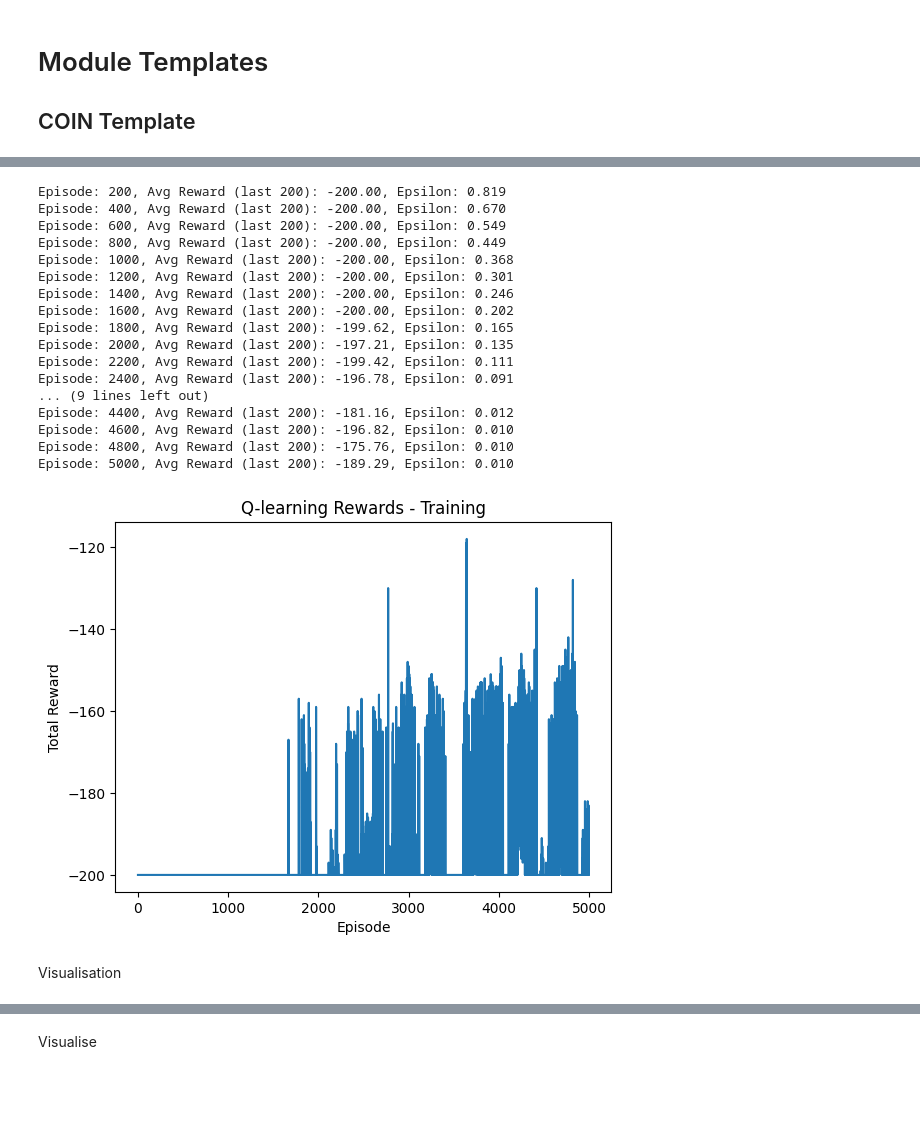
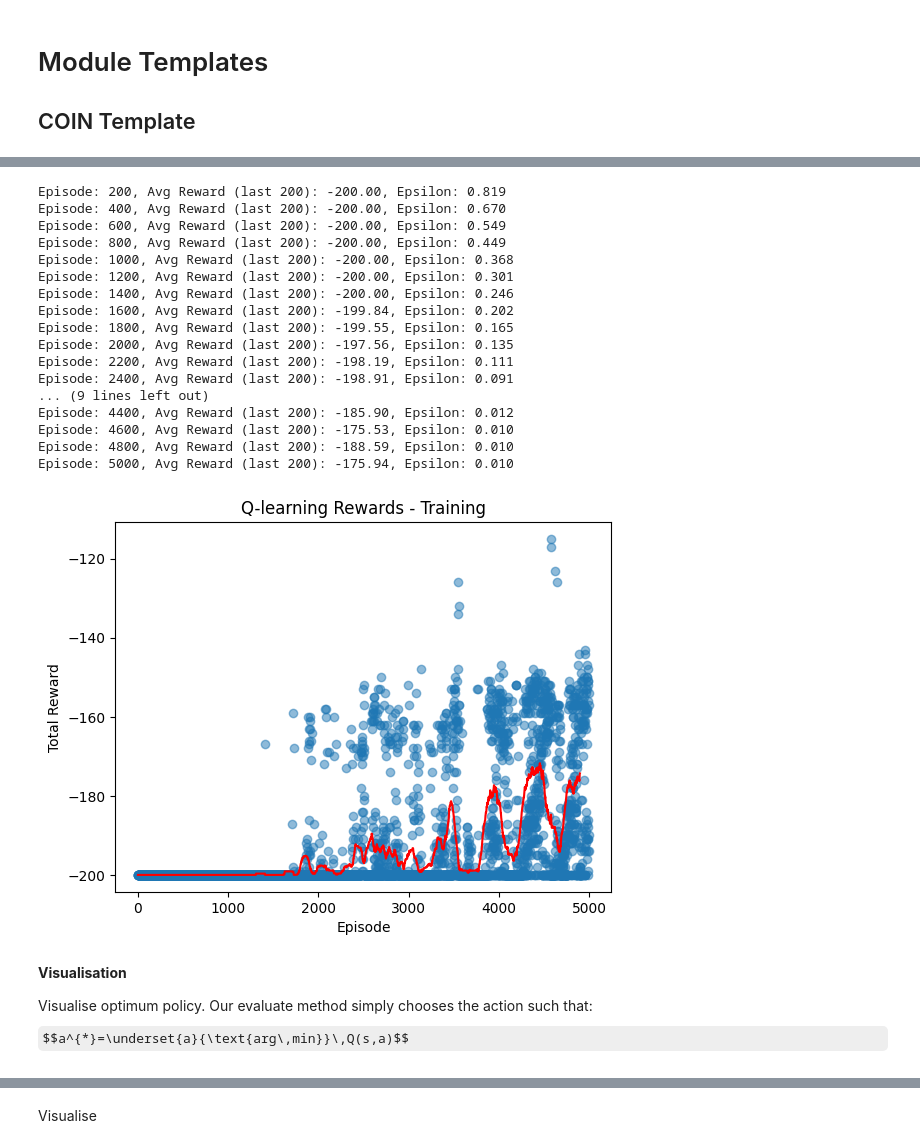
Before and after one commit to RichieRich2569/COINRL, a Jupyter notebook: basics.ipynb, the cells around one changed output, grey strips where cells are left out. Cells and saved outputs as stored; diff of their text form; code cells hidden in the pictures; some formulas as TeX source; blank space fills up the shorter version.

```diff
--- a/basics.ipynb
+++ b/basics.ipynb
@@ -174,57 +221,60 @@ from environments import CustomMountainCarEnv
 from rl import QLearningAgent
 import matplotlib.pyplot as plt
 
-# 1. Create the MountainCar environment - now we can change the environment parameters (our context)
+# 1. Create the MountainCar environment - the custom written environment allows us to change the parameters (our context)
 env = CustomMountainCarEnv(amplitude=1.0, force_sf=1.0, render_mode="none")
 
-# 2. Create the Q-learning agent
+# 2. Create the Q-learning agent (we use epsilon-greedy exploration here)
 agent = QLearningAgent(
     env=env,
     num_position_bins=30,
     num_velocity_bins=30,
     alpha=0.1,
     gamma=0.95,
     epsilon=1,
     epsilon_decay=0.999,
     min_epsilon=0.01
 )
 
 # 3. Train the agent
 q_table, training_rewards = agent.train(
     env=env,
     n_episodes=5000,
     max_steps_per_episode=200,
     verbose=True,
     print_freq=200
 )
 
-# 4. Plot the rewards
-plt.plot(training_rewards)
+# 4. Plot the rewards - scatter true values, line mean
+plt.scatter(range(len(training_rewards)), training_rewards, alpha=0.5)
+plt.plot(np.convolve(training_rewards, np.ones(100)/100, mode='valid'), color='red')
 plt.xlabel("Episode")
 plt.ylabel("Total Reward")
 plt.title("Q-learning Rewards - Training")
 plt.show()
 # %% [output]
 Episode: 200, Avg Reward (last 200): -200.00, Epsilon: 0.819
 Episode: 400, Avg Reward (last 200): -200.00, Epsilon: 0.670
 Episode: 600, Avg Reward (last 200): -200.00, Epsilon: 0.549
 Episode: 800, Avg Reward (last 200): -200.00, Epsilon: 0.449
 Episode: 1000, Avg Reward (last 200): -200.00, Epsilon: 0.368
 Episode: 1200, Avg Reward (last 200): -200.00, Epsilon: 0.301
 Episode: 1400, Avg Reward (last 200): -200.00, Epsilon: 0.246
-Episode: 1600, Avg Reward (last 200): -200.00, Epsilon: 0.202
-Episode: 1800, Avg Reward (last 200): -199.62, Epsilon: 0.165
-Episode: 2000, Avg Reward (last 200): -197.21, Epsilon: 0.135
-Episode: 2200, Avg Reward (last 200): -199.42, Epsilon: 0.111
-Episode: 2400, Avg Reward (last 200): -196.78, Epsilon: 0.091
+Episode: 1600, Avg Reward (last 200): -199.84, Epsilon: 0.202
+Episode: 1800, Avg Reward (last 200): -199.55, Epsilon: 0.165
+Episode: 2000, Avg Reward (last 200): -197.56, Epsilon: 0.135
+Episode: 2200, Avg Reward (last 200): -198.19, Epsilon: 0.111
+Episode: 2400, Avg Reward (last 200): -198.91, Epsilon: 0.091
 ... (9 lines left out)
-Episode: 4400, Avg Reward (last 200): -181.16, Epsilon: 0.012
-Episode: 4600, Avg Reward (last 200): -196.82, Epsilon: 0.010
-Episode: 4800, Avg Reward (last 200): -175.76, Epsilon: 0.010
-Episode: 5000, Avg Reward (last 200): -189.29, Epsilon: 0.010
+Episode: 4400, Avg Reward (last 200): -185.90, Epsilon: 0.012
+Episode: 4600, Avg Reward (last 200): -175.53, Epsilon: 0.010
+Episode: 4800, Avg Reward (last 200): -188.59, Epsilon: 0.010
+Episode: 5000, Avg Reward (last 200): -175.94, Epsilon: 0.010
-[figure, old version]
+[figure, new version]
 # %% [markdown]
-Visualisation
+**Visualisation**
+
+Visualise optimum policy. Our evaluate method simply chooses the action such that: $$a^{*}=\underset{a}{\text{arg\,min}}\,Q(s,a)$$
 # %%
 # Evaluate the agent and visualise
 env = CustomMountainCarEnv(amplitude=1.0, force_sf=1.0, render_mode="human")
```
Also changed, not shown: parts of 18 cells of this notebook, 3 other files.
